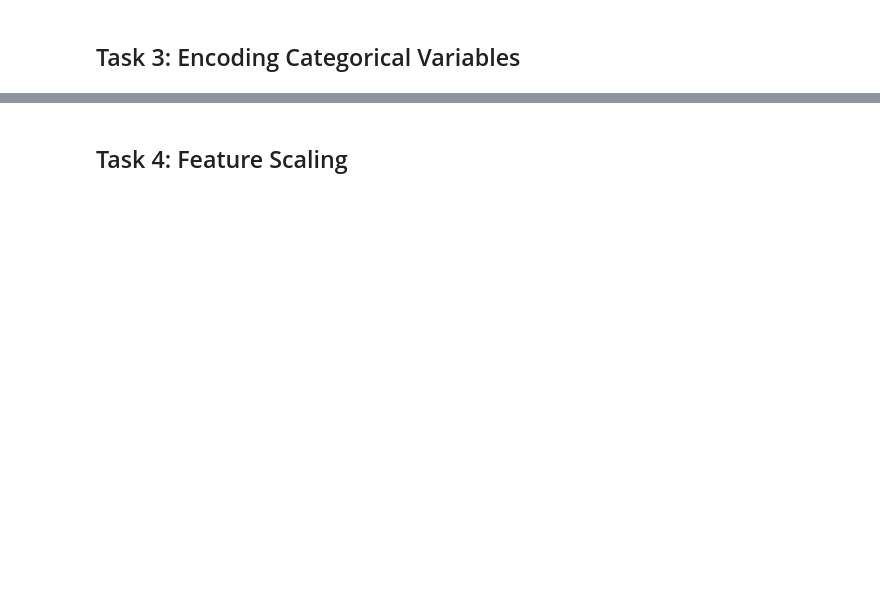
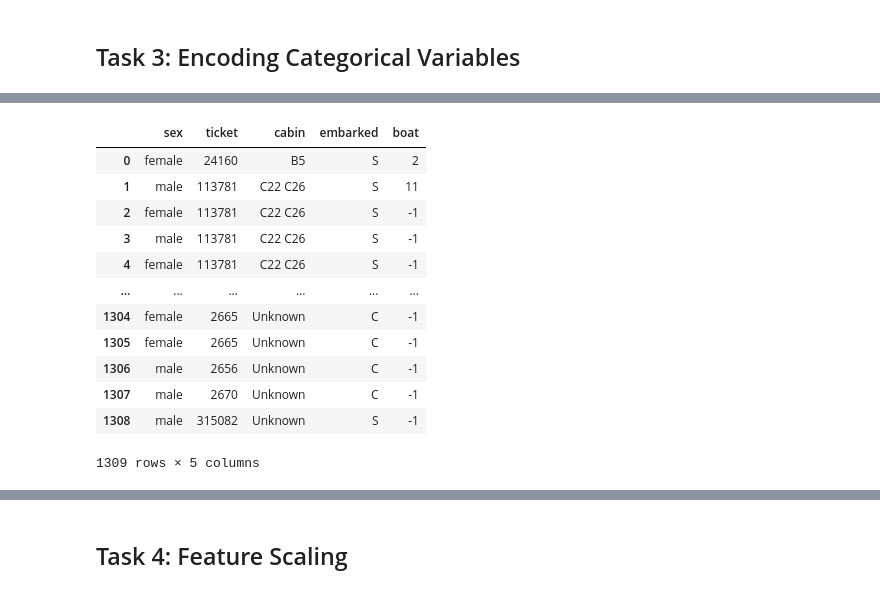
Before and after one commit to Ilincalink/ML-fundamentals-2025, a Jupyter notebook: assignment_1_ilinca_corbu[corbu].ipynb, the cells around one changed output, grey strips where cells are left out. Cells and saved outputs as stored; diff of their text form; code cells hidden in the pictures; blank space fills up the shorter version.

```diff
--- a/assignment_1_ilinca_corbu[corbu].ipynb
+++ b/assignment_1_ilinca_corbu[corbu].ipynb
@@ -347,0 +356,4 @@ missing data and will use the median, as it is more reliable for skewed data'''
+# %%
+df['embarked'] = df['embarked'].fillna(df['embarked'].mode()[0])
+'''since this is not a numerical variable, I can not use the means, averages or modes as well as I would for others variables. However
+it is seen that most individuals have embarked from the S gate, so I will change the unknown variables with the mode. '''
@@ -347,0 +362,4 @@ missing data and will use the median, as it is more reliable for skewed data'''
+# %%
+df['boat'] = df['boat'].fillna(-1)
+'''I assumed that the missing values signified the passengers who did not manage to get on a boat, therefore I will change the missing values
+to a value outside of the range, in this case -1'''
@@ -347,0 +368,6 @@ missing data and will use the median, as it is more reliable for skewed data'''
+# %%
+print(df.columns)
+df.drop('body', axis=1, inplace=True)
+df.drop('home.dest', axis=1, inplace=True)
+'''I believe the body and distination columns do not hold such significant values when it comes to
+predicting survival rates, so I decided ro temove the columns'''
@@ -347,0 +413,8 @@ missing data and will use the median, as it is more reliable for skewed data'''
+# %%
+df.drop('name', axis=1, inplace=True)
+
+print(df.head())
+'''I also decided to drop the name column as it provided unimportant, unique values.
+I thought about keeping the titles from each name instead of deleting the column
+completely, however I realized that would not bring any insight as the title would
+just tell us the gender of the individual, which the 'sex' column already does'''
@@ -349,0 +464,16 @@ missing data and will use the median, as it is more reliable for skewed data'''
+# %%
+df.select_dtypes(include=['object'])
+# %% [output]
+|  | sex | ticket | cabin | embarked | boat |
+| 0 | female | 24160 | B5 | S | 2 |
+| 1 | male | 113781 | C22 C26 | S | 11 |
+| 2 | female | 113781 | C22 C26 | S | -1 |
+| 3 | male | 113781 | C22 C26 | S | -1 |
+| 4 | female | 113781 | C22 C26 | S | -1 |
+| ... | ... | ... | ... | ... | ... |
+| 1304 | female | 2665 | Unknown | C | -1 |
+| 1305 | female | 2665 | Unknown | C | -1 |
+| 1306 | male | 2656 | Unknown | C | -1 |
+| 1307 | male | 2670 | Unknown | C | -1 |
+| 1308 | male | 315082 | Unknown | S | -1 |
+1309 rows × 5 columns
```
Also changed, not shown: parts of 23 cells of this notebook.
